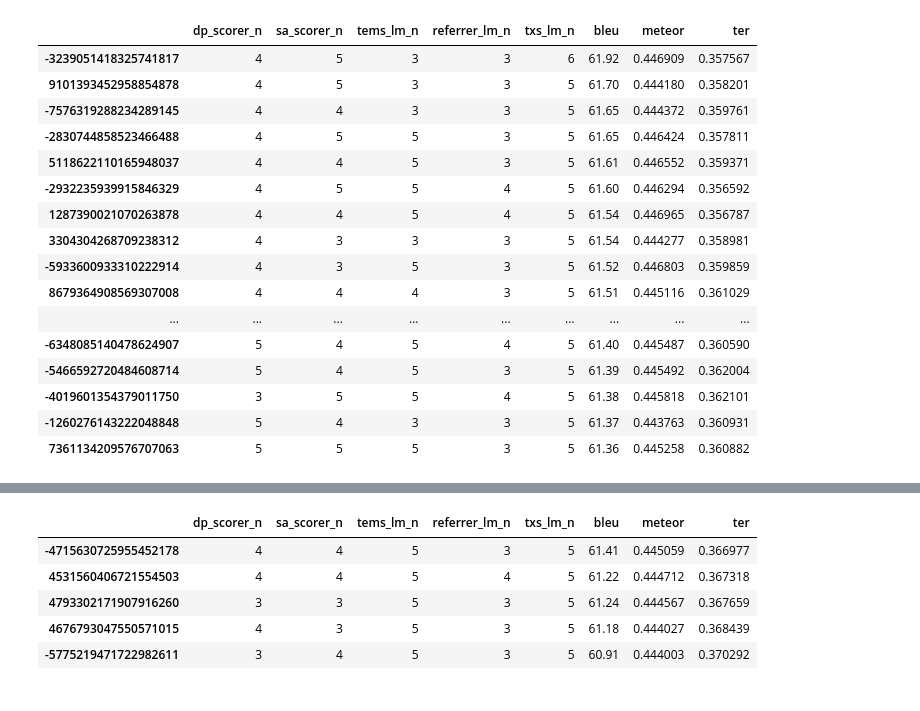
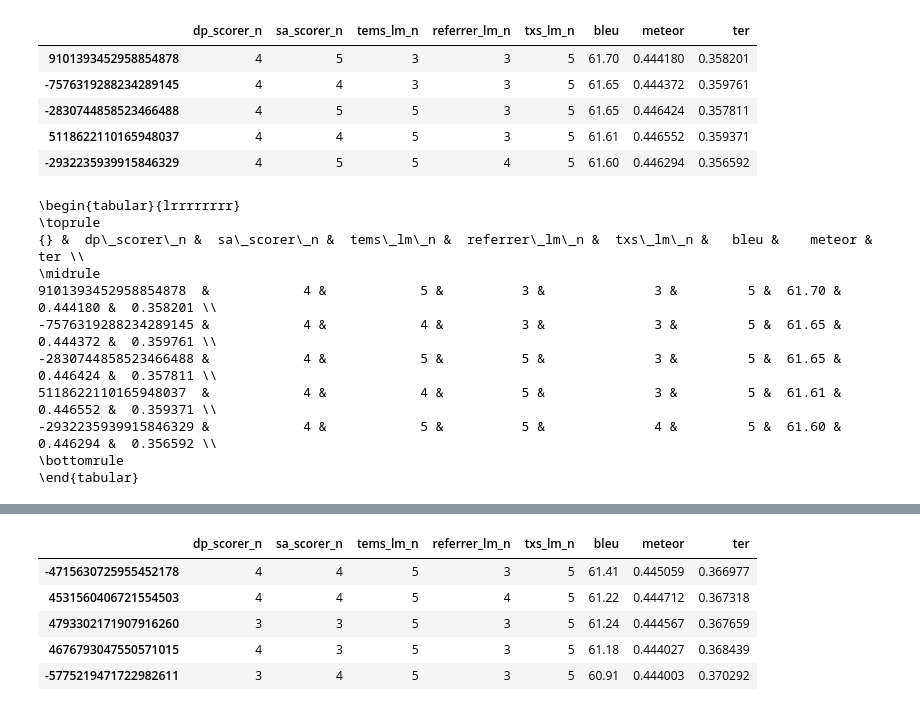
Before and after one commit to abevieiramota/masters, a Jupyter notebook: notebook/00 - Automatic evaluation - DEV.ipynb, the cells around one changed output, grey strips where cells are left out. Drawn from its saved outputs; the diff is of its cells as text; code cells hidden in the pictures.

```diff
--- a/notebook/00 - Automatic evaluation - DEV.ipynb
+++ b/notebook/00 - Automatic evaluation - DEV.ipynb
@@ -17,21 +17,25 @@ df_all[['bleu', 'meteor', 'ter']].describe()
 # %%
-df_all[['dp_scorer_n', 'sa_scorer_n', 'tems_lm_n', 'referrer_lm_n', 'txs_lm_n', 'bleu', 'meteor', 'ter']]\
-.sort_values('bleu', ascending=False).head(20)
+top_5 = df_all[['dp_scorer_n', 'sa_scorer_n', 'tems_lm_n', 'referrer_lm_n', 'txs_lm_n', 'bleu', 'meteor', 'ter']]\
+.sort_values('bleu', ascending=False).head(5)
+top_5
 # %% [output]
 |  | dp_scorer_n | sa_scorer_n | tems_lm_n | referrer_lm_n | txs_lm_n | bleu | meteor | ter |
-| -3239051418325741817 | 4 | 5 | 3 | 3 | 6 | 61.92 | 0.446909 | 0.357567 |
 | 9101393452958854878 | 4 | 5 | 3 | 3 | 5 | 61.70 | 0.444180 | 0.358201 |
 | -7576319288234289145 | 4 | 4 | 3 | 3 | 5 | 61.65 | 0.444372 | 0.359761 |
 | -2830744858523466488 | 4 | 5 | 5 | 3 | 5 | 61.65 | 0.446424 | 0.357811 |
 | 5118622110165948037 | 4 | 4 | 5 | 3 | 5 | 61.61 | 0.446552 | 0.359371 |
 | -2932235939915846329 | 4 | 5 | 5 | 4 | 5 | 61.60 | 0.446294 | 0.356592 |
-| 1287390021070263878 | 4 | 4 | 5 | 4 | 5 | 61.54 | 0.446965 | 0.356787 |
-| 3304304268709238312 | 4 | 3 | 3 | 3 | 5 | 61.54 | 0.444277 | 0.358981 |
-| -5933600933310222914 | 4 | 3 | 5 | 3 | 5 | 61.52 | 0.446803 | 0.359859 |
-| 8679364908569307008 | 4 | 4 | 4 | 3 | 5 | 61.51 | 0.445116 | 0.361029 |
-| ... | ... | ... | ... | ... | ... | ... | ... | ... |
-| -6348085140478624907 | 5 | 4 | 5 | 4 | 5 | 61.40 | 0.445487 | 0.360590 |
-| -5466592720484608714 | 5 | 4 | 5 | 3 | 5 | 61.39 | 0.445492 | 0.362004 |
-| -4019601354379011750 | 3 | 5 | 5 | 4 | 5 | 61.38 | 0.445818 | 0.362101 |
-| -1260276143222048848 | 5 | 4 | 3 | 3 | 5 | 61.37 | 0.443763 | 0.360931 |
-| 7361134209576707063 | 5 | 5 | 5 | 3 | 5 | 61.36 | 0.445258 | 0.360882 |
+# %%
+print(top_5.to_latex())
+# %% [output]
+\begin{tabular}{lrrrrrrrr}
+\toprule
+{} &  dp\_scorer\_n &  sa\_scorer\_n &  tems\_lm\_n &  referrer\_lm\_n &  txs\_lm\_n &   bleu &    meteor &       ter \\
+\midrule
+9101393452958854878  &            4 &            5 &          3 &              3 &         5 &  61.70 &  0.444180 &  0.358201 \\
+-7576319288234289145 &            4 &            4 &          3 &              3 &         5 &  61.65 &  0.444372 &  0.359761 \\
+-2830744858523466488 &            4 &            5 &          5 &              3 &         5 &  61.65 &  0.446424 &  0.357811 \\
+5118622110165948037  &            4 &            4 &          5 &              3 &         5 &  61.61 &  0.446552 &  0.359371 \\
+-2932235939915846329 &            4 &            5 &          5 &              4 &         5 &  61.60 &  0.446294 &  0.356592 \\
+\bottomrule
+\end{tabular}
```
Also changed, not shown: parts of 3 cells of this notebook, 7 other files.
